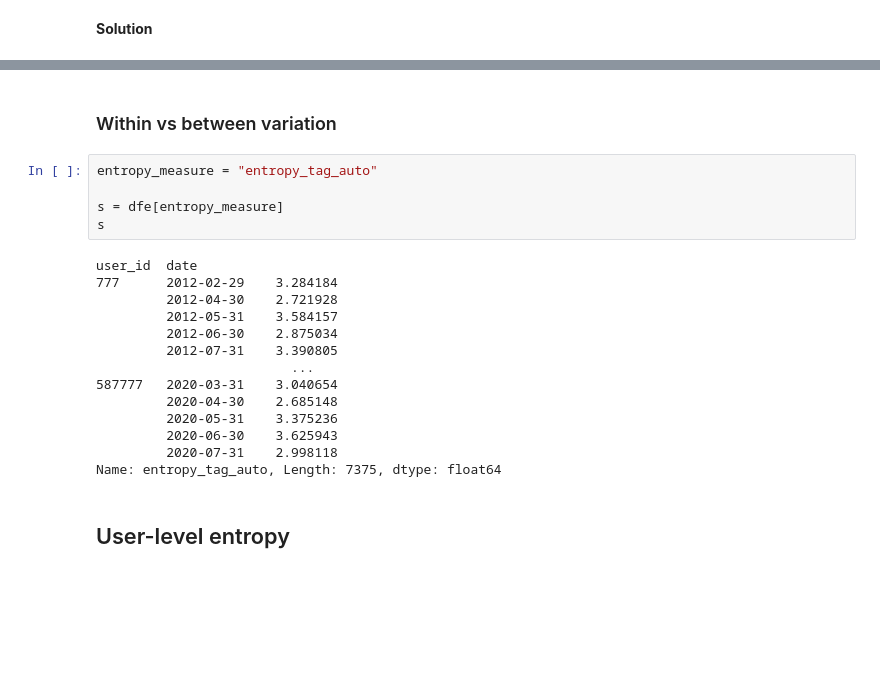
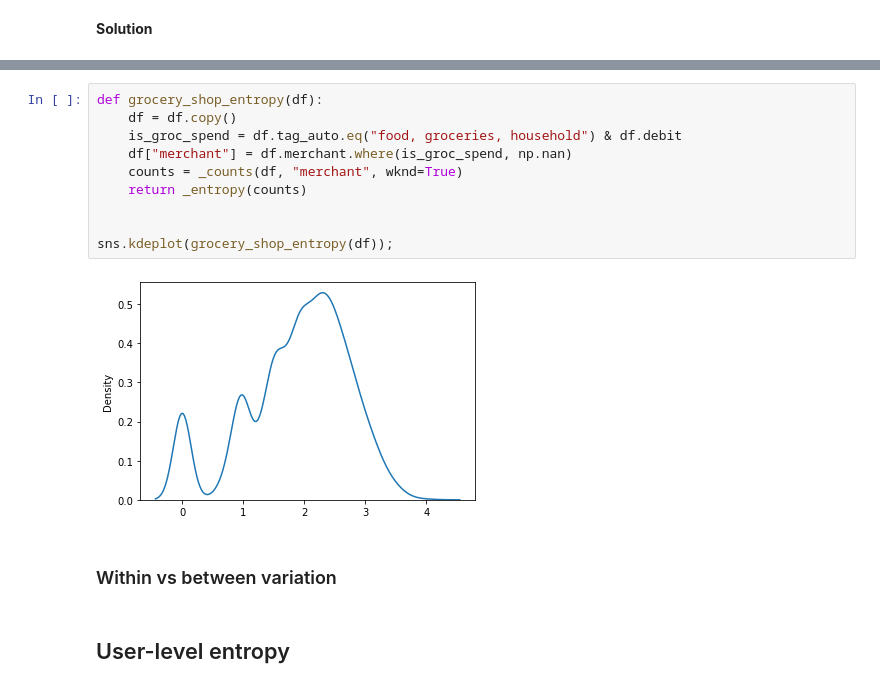
Before and after one commit to fabiangunzinger/entropy, a Jupyter notebook: notebooks/entropy_calculation.ipynb, the cells around one changed output, grey strips where cells are left out. Saved outputs shown, nothing was run; the diff lists cells and outputs as text; blank space fills up the shorter version.

```diff
--- a/notebooks/entropy_calculation.ipynb
+++ b/notebooks/entropy_calculation.ipynb
@@ -271,23 +230,16 @@ nan
+# %%
+def grocery_shop_entropy(df):
+    df = df.copy()
+    is_groc_spend = df.tag_auto.eq("food, groceries, household") & df.debit
+    df["merchant"] = df.merchant.where(is_groc_spend, np.nan)
+    counts = _counts(df, "merchant", wknd=True)
+    return _entropy(counts)
+
+
+sns.kdeplot(grocery_shop_entropy(df));
+# %% [output]
+[figure, added]
 # %% [markdown]
 ### Within vs between variation
-# %%
-entropy_measure = "entropy_tag_auto"
-
-s = dfe[entropy_measure]
-s
-# %% [output]
-user_id  date
-777      2012-02-29    3.284184
-         2012-04-30    2.721928
-         2012-05-31    3.584157
-         2012-06-30    2.875034
-         2012-07-31    3.390805
-                         ...
-587777   2020-03-31    3.040654
-         2020-04-30    2.685148
-         2020-05-31    3.375236
-         2020-06-30    3.625943
-         2020-07-31    2.998118
-Name: entropy_tag_auto, Length: 7375, dtype: float64
 # %% [markdown]
 ## User-level entropy
```
Also changed, not shown: parts of 13 cells of this notebook, 7 other files.
